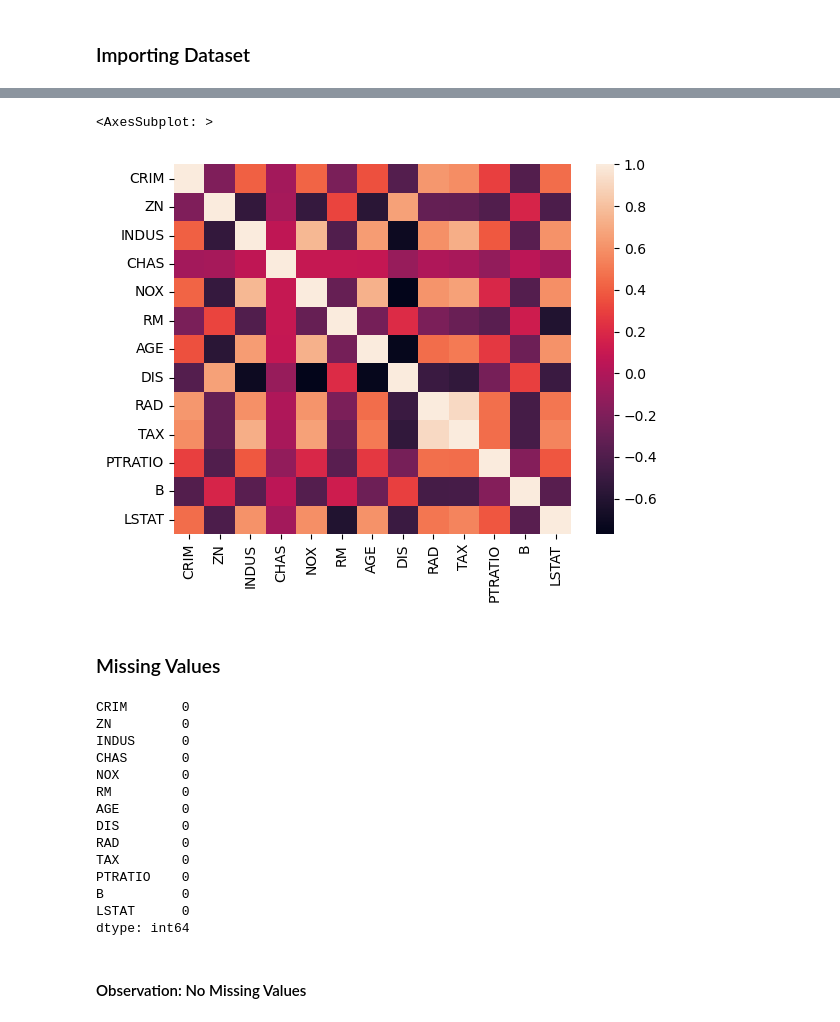
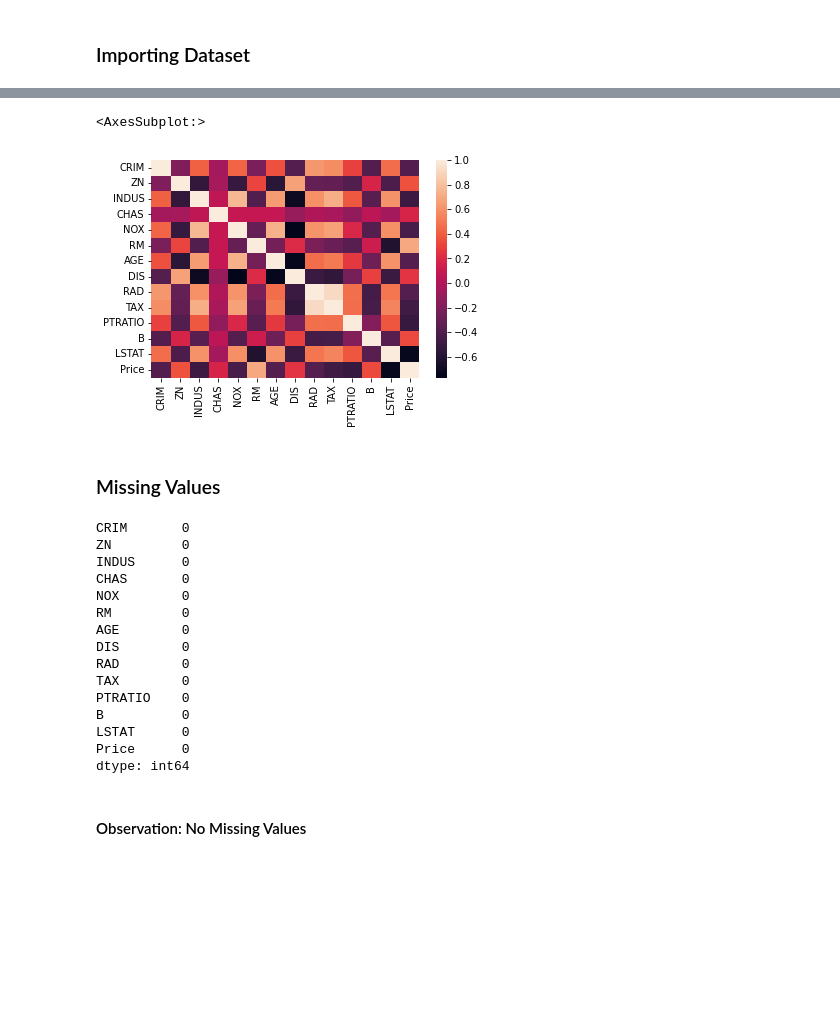
Before and after one commit to RRS-Dev/Boston_house_pricing, a Jupyter notebook: Project.ipynb, the cells around one changed output, grey strips where cells are left out. Cells and saved outputs as stored; diff of their text form; code cells hidden in the pictures; blank space fills up the shorter version.

```diff
--- a/Project.ipynb
+++ b/Project.ipynb
@@ -18,7 +18,7 @@ from sklearn.metrics import r2_score
 # %%
 from sklearn.datasets import load_boston
 # %%
-df = load_boston()
+boston = load_boston()
 # %% [output]
     The Boston housing prices dataset has an ethical problem. You can refer to
     the documentation of this function for further details.
@@ -72,2 +40,4 @@ y = pd.DataFrame(df.target,columns=['Price'])
+# %%
+dataset = pd.DataFrame(boston.data,columns=boston.feature_names)
 # %%
-x.shape
+dataset['Price'] = boston.target
@@ -128,12 +103,12 @@ x.corr()
 # %%
-sns.heatmap(x.corr())
+sns.heatmap(dataset.corr())
 # %% [output]
-<AxesSubplot: >
+<AxesSubplot:>
-[figure, old version]
+[figure, new version]
 # %% [markdown]
 ### Missing Values
 # %%
-x.isnull().sum()
+dataset.isnull().sum()
 # %% [output]
 CRIM       0
 ZN         0
@@ -148,6 +123,7 @@ TAX        0
 PTRATIO    0
 B          0
 LSTAT      0
+Price      0
 dtype: int64
 # %% [markdown]
 #### Observation: No Missing Values
```
Also changed, not shown: parts of 40 cells of this notebook, 4 other files.
